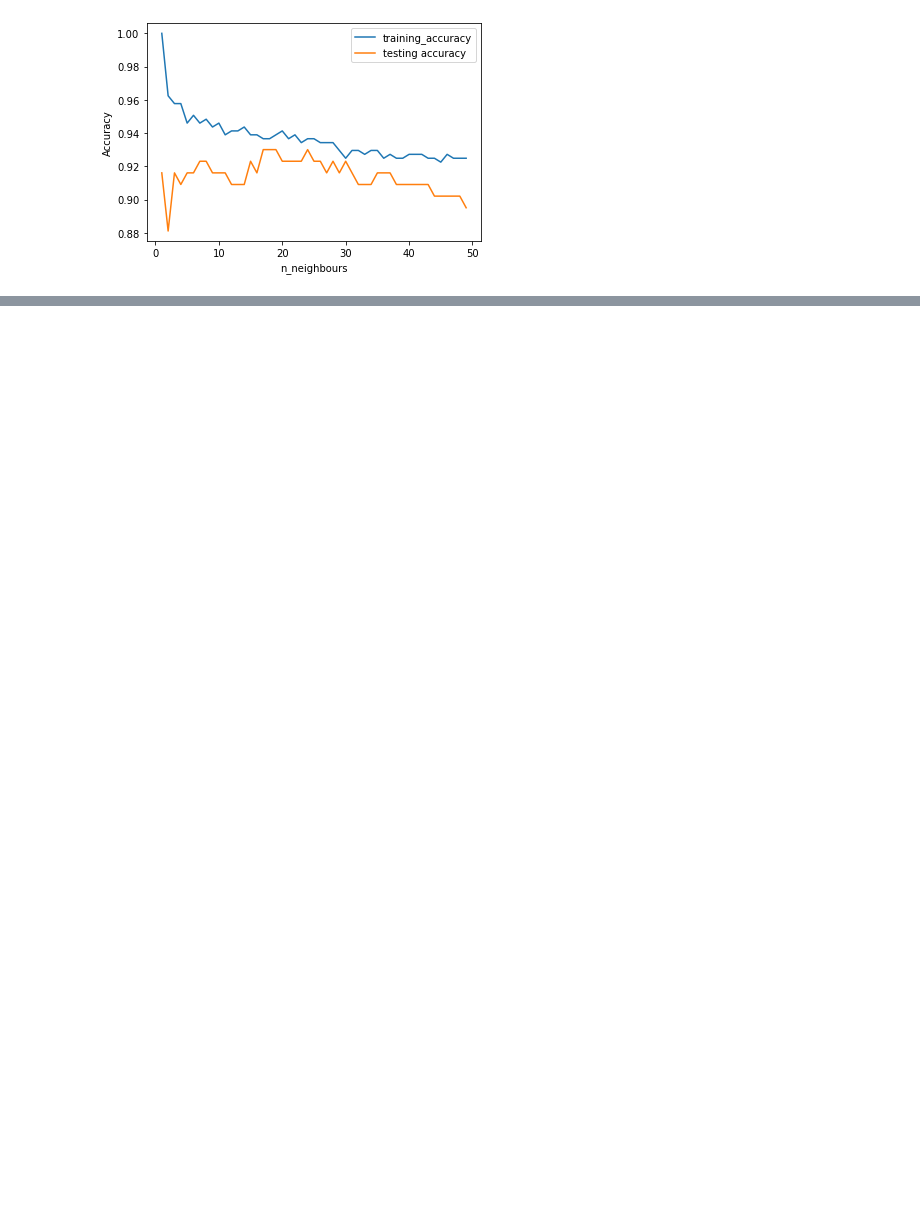
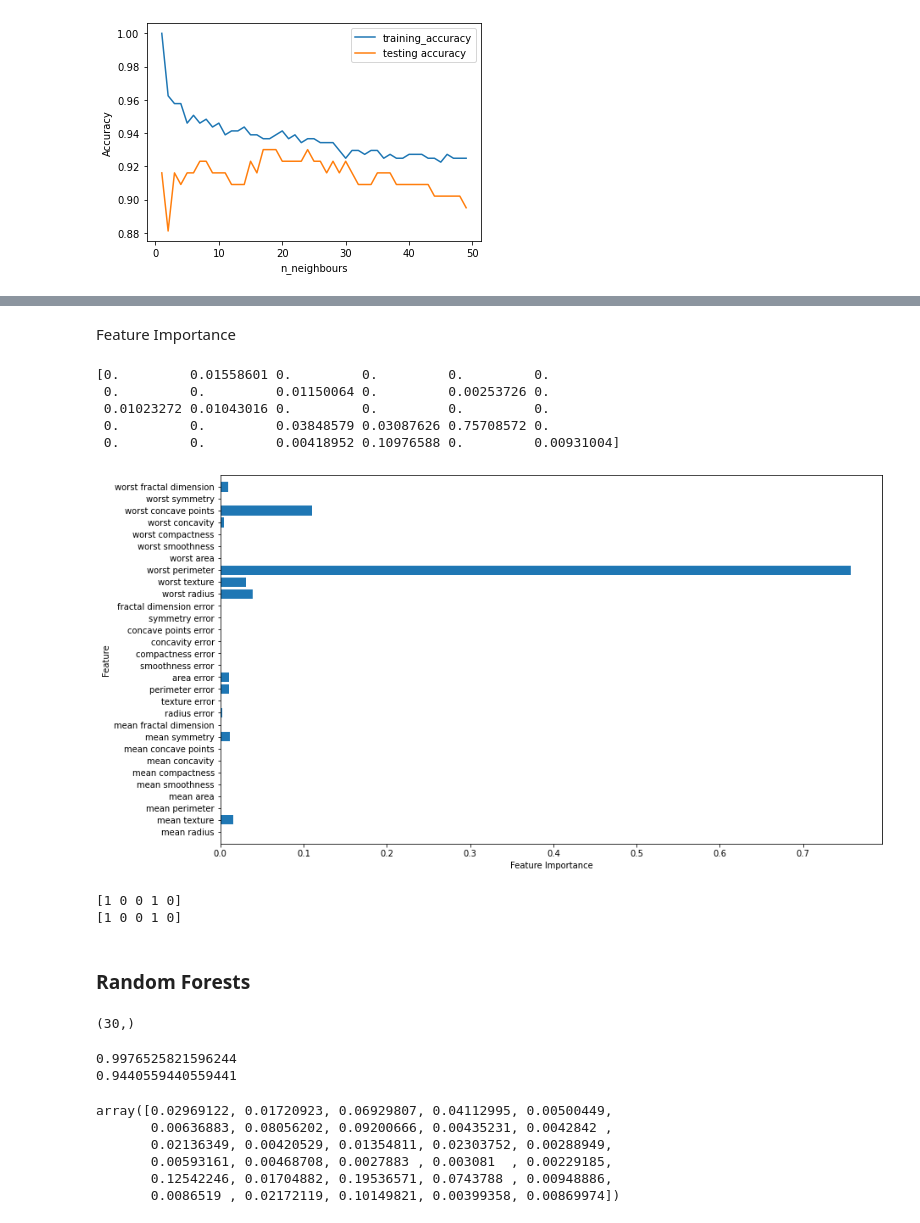
Before and after one commit to lzytim1991/machine_learning, a Jupyter notebook: Breast_Cancer_Dataset.ipynb, the cells around one changed output, grey strips where cells are left out. Drawn from its saved outputs; the diff is of its cells as text; code cells hidden in the pictures; blank space fills up the shorter version.

```diff
--- a/Breast_Cancer_Dataset.ipynb
+++ b/Breast_Cancer_Dataset.ipynb
@@ -39,0 +268,3 @@ plt.show()
+# %%
+tree_4 = DecisionTreeClassifier(max_depth=4,random_state=0)
+tree_4.fit(X_train, y_train)
@@ -39,0 +290,36 @@ plt.show()
+# %% [markdown]
+Feature Importance
+# %%
+print(tree_4.feature_importances_)
+# %% [output]
+[0.         0.01558601 0.         0.         0.         0.
+ 0.         0.         0.01150064 0.         0.00253726 0.
+ 0.01023272 0.01043016 0.         0.         0.         0.
+ 0.         0.         0.03848579 0.03087626 0.75708572 0.
+ 0.         0.         0.00418952 0.10976588 0.         0.00931004]
+# %%
+def plot_feature_importances_cancer(model):
+    n_features = cancer['data'].shape[1] # 569 x 30
+    plt.figure(figsize=(14,8))
+    plt.barh(np.arange(n_features), model.feature_importances_, align='center')
+    plt.yticks(np.arange(n_features), cancer['feature_names'])
+    plt.xlabel("Feature Importance")
+    plt.ylabel("Feature")
+    plt.ylim(-1, n_features)
+
+plot_feature_importances_cancer(tree_4)
+# %% [output]
+[figure, added]
+# %%
+# There is no decision_function in
+print(np.argmax(tree_4.predict_proba(X_test)[:5], axis=1))
+print(tree_4.predict(X_test[:5]))
+# %% [output]
+[1 0 0 1 0]
+[1 0 0 1 0]
+# %% [markdown]
+### Random Forests
+# %%
+cancer['feature_names'].shape
+# %% [output]
+(30,)
@@ -39,0 +328,15 @@ plt.show()
+# %%
+print(forest.score(X_train, y_train))
+print(forest.score(X_test, y_test))
+# %% [output]
+0.9976525821596244
+0.9440559440559441
+# %%
+forest.feature_importances_
+# %% [output]
+array([0.02969122, 0.01720923, 0.06929807, 0.04112995, 0.00500449,
+       0.00636883, 0.08056202, 0.09200666, 0.00435231, 0.0042842 ,
+       0.02136349, 0.00420529, 0.01354811, 0.02303752, 0.00288949,
+       0.00593161, 0.00468708, 0.0027883 , 0.003081  , 0.00229185,
+       0.12542246, 0.01704882, 0.19536571, 0.0743788 , 0.00948886,
+       0.0086519 , 0.02172119, 0.10149821, 0.00399358, 0.00869974])
```
Also changed, not shown: parts of 51 cells of this notebook, 3 other files.
